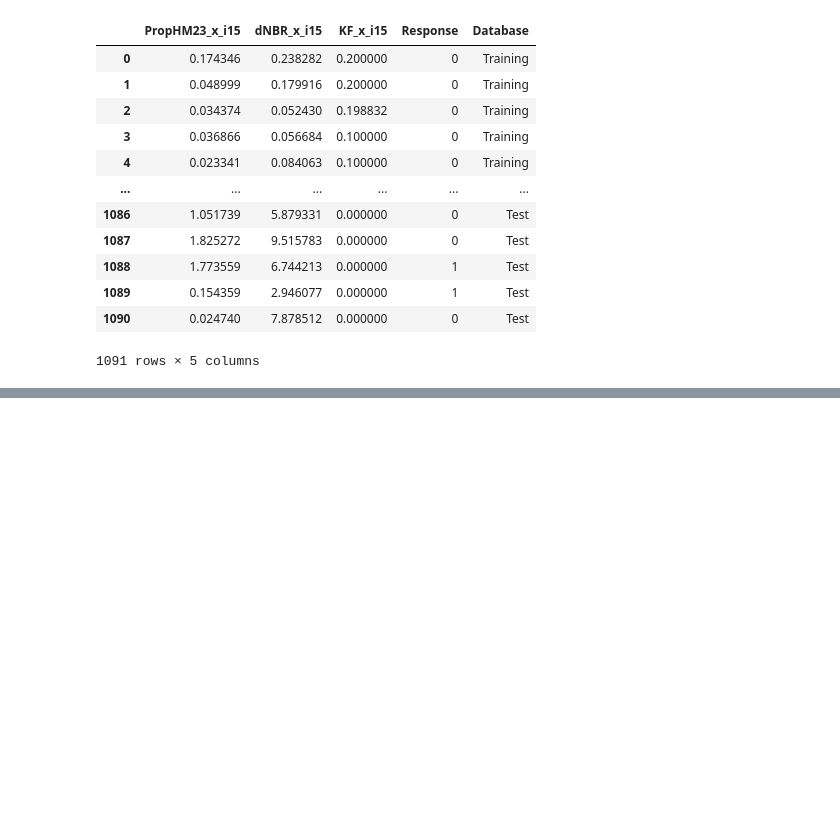
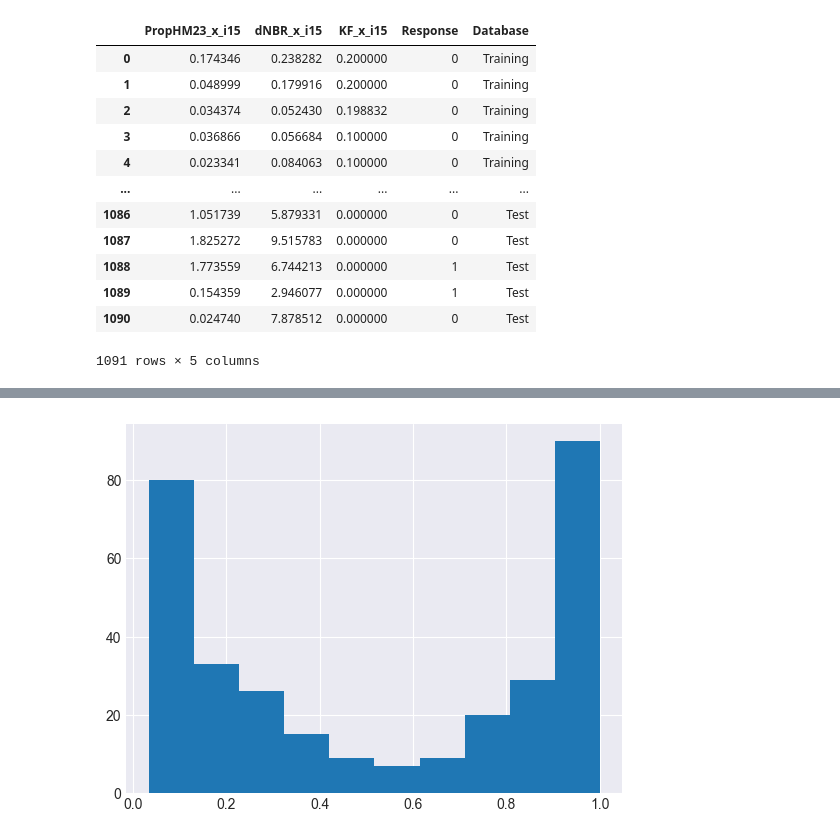
Before and after one commit to gojandrooo/DSE-Capstone, a Jupyter notebook: notebooks/03_ML_models/01_Model Evaluation - ST16 and Random Forest.ipynb, the cells around one changed output, grey strips where cells are left out. Saved outputs shown, nothing was run; the diff lists cells and outputs as text; code cells hidden in the pictures; blank space fills up the shorter version.

```diff
--- a/notebooks/03_ML_models/01_Model Evaluation - ST16 and Random Forest.ipynb
+++ b/notebooks/03_ML_models/01_Model Evaluation - ST16 and Random Forest.ipynb
@@ -59,4 +70,6 @@ staley_data
 | 1089 | Wallow | 2011 | wlw | wlw_47409 | Test | AZ | 12 | 660698.3581 | 3725248.835 | 1 | ... |
 | 1090 | Wallow | 2011 | wlw | wlw_47535 | Test | AZ | 12 | 660178.3581 | 3725128.835 | 0 | ... |
 1091 rows × 27 columns
+# %%
+staley_states =  staley_data['State']
 # %% [markdown]
@@ -528,0 +233,27 @@ F1 Score (test): 0.7010309278350515
+# %%
+# create dataframe with test values
+test_assess = pd.DataFrame(y_test).astype(int).rename(columns={'Response': 'y_test'})
+# predicted values
+test_assess['y_test_pred'] = y_test_pred_bool.astype(int)
+# whether they are correctly predicted
+test_assess['pred_correct'] = test_assess['y_test'] == test_assess['y_test_pred']
+# the probability of the prediction
+test_assess['y_test_pred_proba'] = y_test_pred_proba.astype(np.float16).values # reduce precision to prevent downstream errors
+
+# create column for confusion matrix
+# we'll use this to assess the probabilities
+# there's a dataframe for each of these if needed
+TP = test_assess[(test_assess['y_test'] == 1) & (test_assess['pred_correct'] == True)]
+FP = test_assess[(test_assess['y_test'] == 0) & (test_assess['pred_correct'] == False)]
+TN = test_assess[(test_assess['y_test'] == 0) & (test_assess['pred_correct'] == True)]
+FN = test_assess[(test_assess['y_test'] == 1) & (test_assess['pred_correct'] == False)]
+
+test_assess.loc[TP.index,'confusion'] = 'TP'
+test_assess.loc[FP.index,'confusion'] = 'FP'
+test_assess.loc[TN.index,'confusion'] = 'TN'
+test_assess.loc[FN.index,'confusion'] = 'FN'
+
+# bring in the state values
+test_assess = pd.merge(test_assess, staley_states, how='left', left_index=True, right_index=True)
+
+test_assess
@@ -528,0 +274,5 @@ F1 Score (test): 0.7010309278350515
+# %%
+# overall probability distribution
+test_assess['y_test_pred_proba'].hist();
+# %% [output]
+[figure, added]
```
Also changed, not shown: parts of 54 cells of this notebook, 4 other files.
